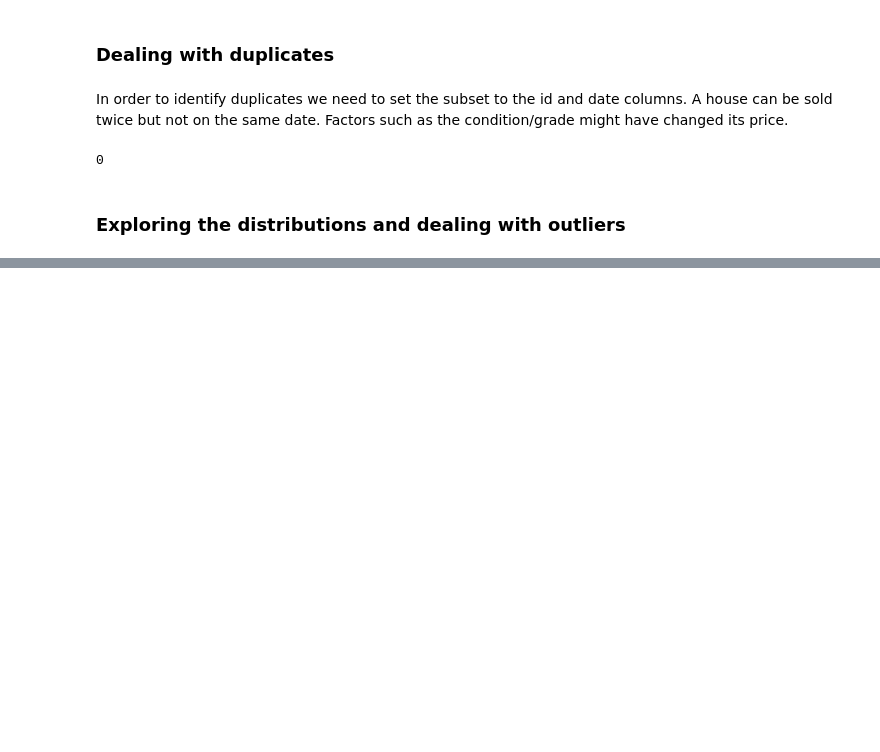
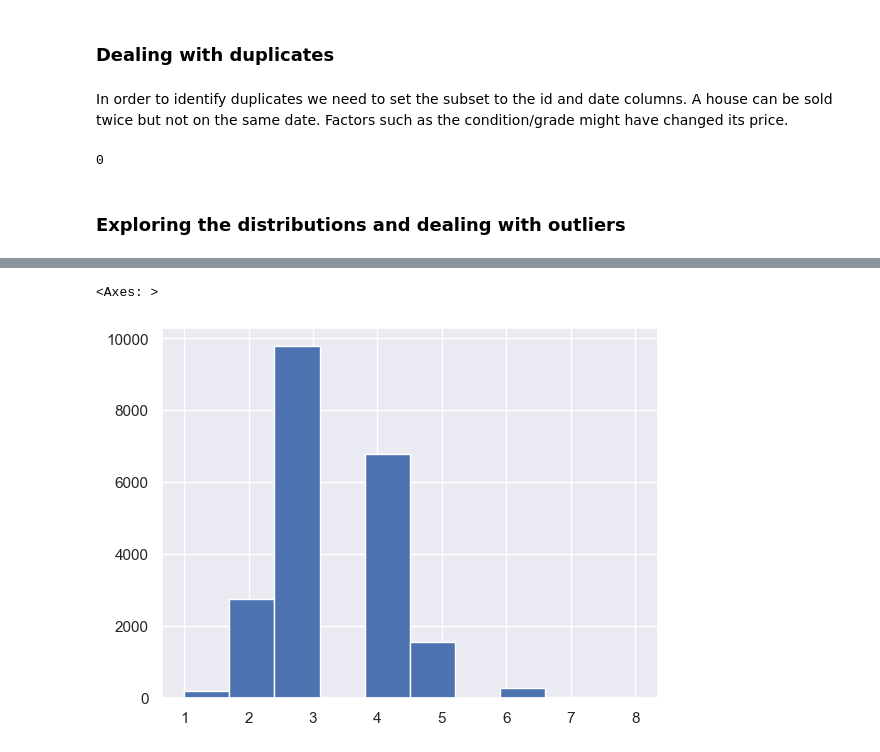
Before and after one commit to WilliamNdoni/linear-regression_phase2_proj, a Jupyter notebook: student.ipynb, the cells around one changed output, grey strips where cells are left out. Saved outputs shown, nothing was run; the diff lists cells and outputs as text; code cells hidden in the pictures; blank space fills up the shorter version.

```diff
--- a/student.ipynb
+++ b/student.ipynb
@@ -276,0 +369,4 @@ Most often non normality in the variables is associated with non normality in th
+# %%
+## Taking only the houses with 8 bedrooms or less to deal with outliers
+df_no_mv = df_no_mv[df_no_mv['bedrooms']<=8]
+df_no_mv.describe()
@@ -276,0 +383,5 @@ Most often non normality in the variables is associated with non normality in th
+# %%
+df_no_mv['bedrooms'].hist()
+# %% [output]
+<Axes: >
+[figure, added]
```
Also changed, not shown: parts of 41 cells of this notebook.
